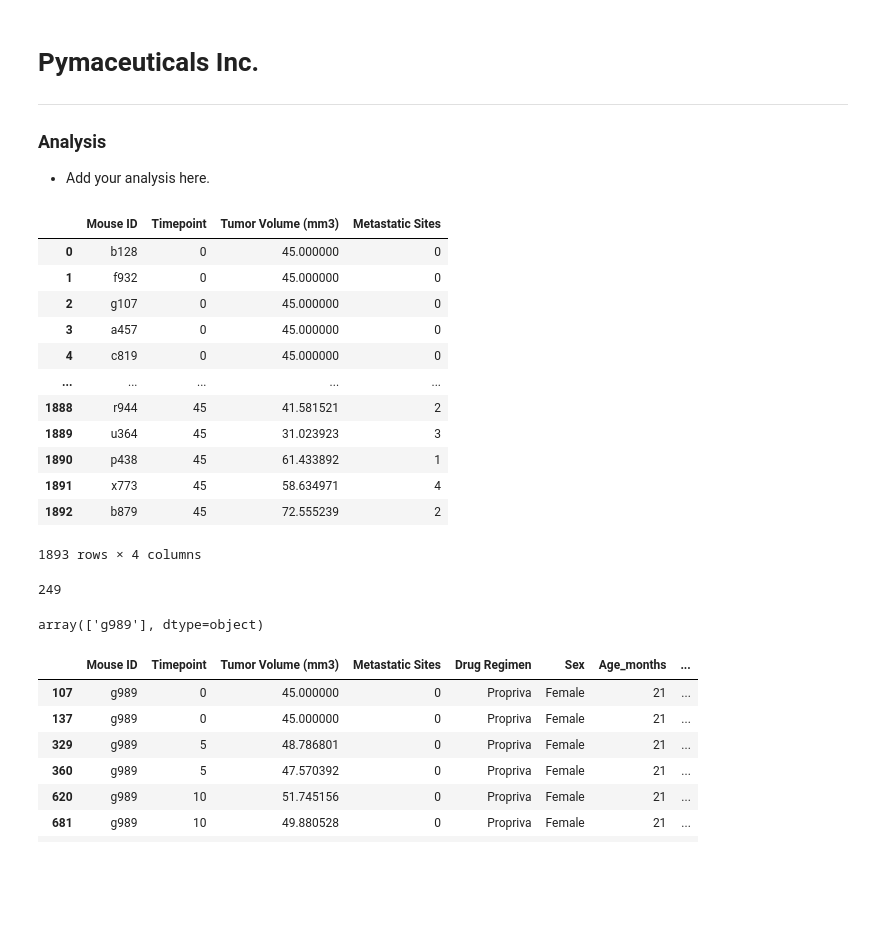
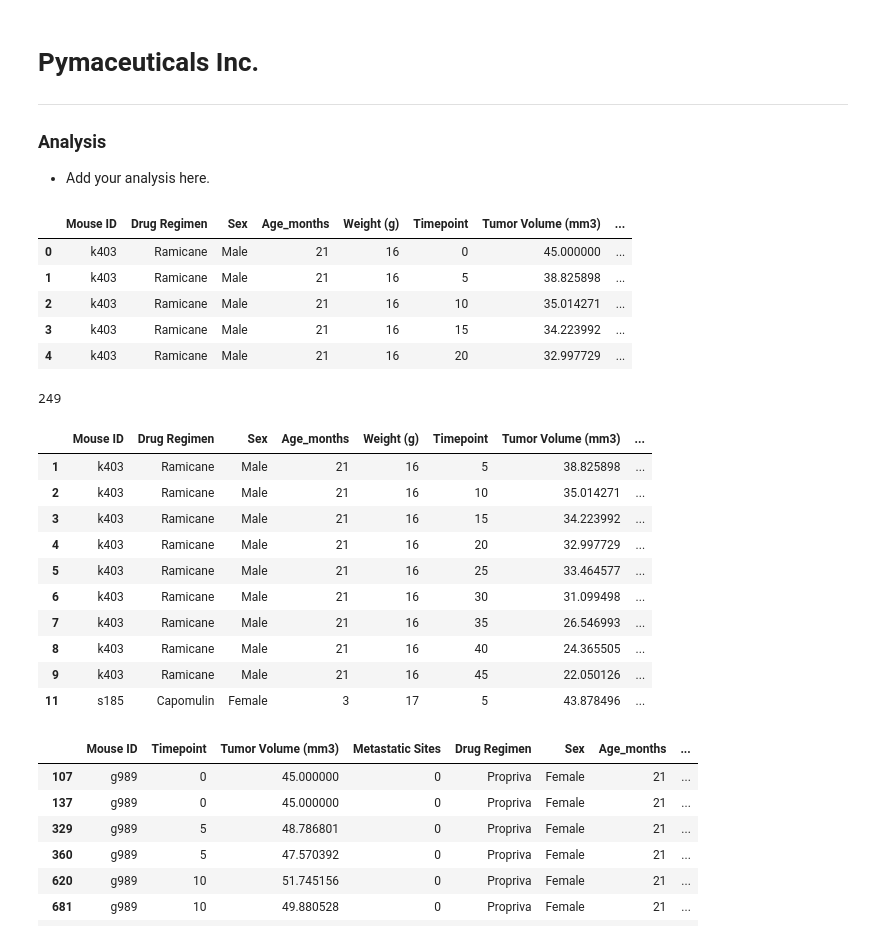
Before and after one commit to schr0841/Pymaceuticals, a Jupyter notebook: pymaceuticals.ipynb, the cells around one changed output. Drawn from its saved outputs; the diff is of its cells as text; code cells hidden in the pictures; blank space fills up the shorter version.

```diff
--- a/pymaceuticals.ipynb
+++ b/pymaceuticals.ipynb
@@ -8,34 +8,28 @@
 # %%
 # Dependencies and Setup
 import matplotlib.pyplot as plt
 import pandas as pd
 import scipy.stats as st
 
 # Study data files
 mouse_metadata_path = "data/Mouse_metadata.csv"
 study_results_path = "data/Study_results.csv"
 
 # Read the mouse data and the study results
 mouse_metadata = pd.read_csv(mouse_metadata_path)
 study_results = pd.read_csv(study_results_path)
-study_results
+
 # Combine the data into a single DataFrame
-
+merged_df=pd.merge(mouse_metadata, study_results, on="Mouse ID", how='outer')
 
 # Display the data table for preview
+merged_df.head()
 # %% [output]
-|  | Mouse ID | Timepoint | Tumor Volume (mm3) | Metastatic Sites |
-| 0 | b128 | 0 | 45.000000 | 0 |
-| 1 | f932 | 0 | 45.000000 | 0 |
-| 2 | g107 | 0 | 45.000000 | 0 |
-| 3 | a457 | 0 | 45.000000 | 0 |
-| 4 | c819 | 0 | 45.000000 | 0 |
-| ... | ... | ... | ... | ... |
-| 1888 | r944 | 45 | 41.581521 | 2 |
-| 1889 | u364 | 45 | 31.023923 | 3 |
-| 1890 | p438 | 45 | 61.433892 | 1 |
-| 1891 | x773 | 45 | 58.634971 | 4 |
-| 1892 | b879 | 45 | 72.555239 | 2 |
+|  | Mouse ID | Drug Regimen | Sex | Age_months | Weight (g) | Timepoint | Tumor Volume (mm3) | ... |
+| 0 | k403 | Ramicane | Male | 21 | 16 | 0 | 45.000000 | ... |
+| 1 | k403 | Ramicane | Male | 21 | 16 | 5 | 38.825898 | ... |
+| 2 | k403 | Ramicane | Male | 21 | 16 | 10 | 35.014271 | ... |
+| 3 | k403 | Ramicane | Male | 21 | 16 | 15 | 34.223992 | ... |
+| 4 | k403 | Ramicane | Male | 21 | 16 | 20 | 32.997729 | ... |
-1893 rows × 4 columns
 # %%
 # Checking the number of mice.
@@ -44,8 +39,30 @@ study_results
 # %%
 # Our data should be uniquely identified by Mouse ID and Timepoint
 # Get the duplicate mice by ID number that shows up for Mouse ID and Timepoint.
+
+#
+#Desired output: array(['g989'], dtype=object)
+#
+
+#duplicate_rows = df.duplicated(subset=['Mouse ID', 'Timepoint'])
+duplicate_rows = merged_df.duplicated(subset=['Mouse ID'])
+
+df2=merged_df[duplicate_rows]
+df2.head(10)
+
+#drop_duplicates(subset=None, *, keep='first', inplace=False, ignore_index=False)[source]
 # %% [output]
-array(['g989'], dtype=object)
+|  | Mouse ID | Drug Regimen | Sex | Age_months | Weight (g) | Timepoint | Tumor Volume (mm3) | ... |
+| 1 | k403 | Ramicane | Male | 21 | 16 | 5 | 38.825898 | ... |
+| 2 | k403 | Ramicane | Male | 21 | 16 | 10 | 35.014271 | ... |
+| 3 | k403 | Ramicane | Male | 21 | 16 | 15 | 34.223992 | ... |
+| 4 | k403 | Ramicane | Male | 21 | 16 | 20 | 32.997729 | ... |
+| 5 | k403 | Ramicane | Male | 21 | 16 | 25 | 33.464577 | ... |
+| 6 | k403 | Ramicane | Male | 21 | 16 | 30 | 31.099498 | ... |
+| 7 | k403 | Ramicane | Male | 21 | 16 | 35 | 26.546993 | ... |
+| 8 | k403 | Ramicane | Male | 21 | 16 | 40 | 24.365505 | ... |
+| 9 | k403 | Ramicane | Male | 21 | 16 | 45 | 22.050126 | ... |
+| 11 | s185 | Capomulin | Female | 3 | 17 | 5 | 43.878496 | ... |
 # %%
 # Optional: Get all the data for the duplicate mouse ID.
 # %% [output]
```
Also changed, not shown: parts of 1 cell of this notebook.
